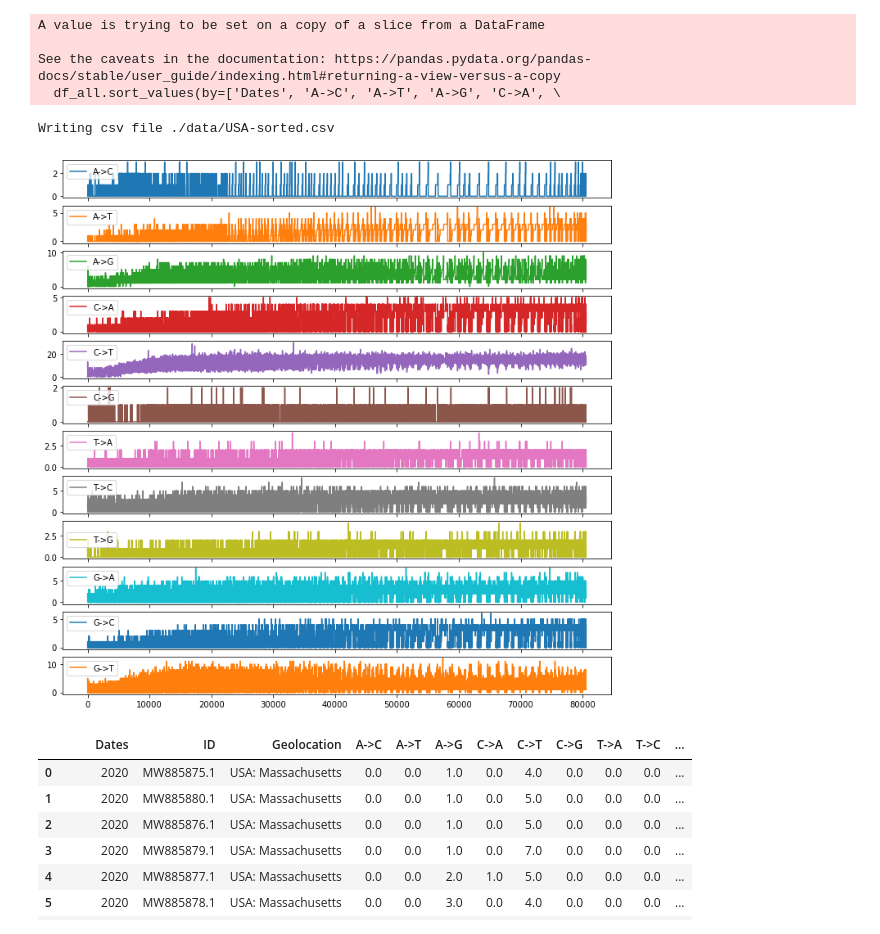
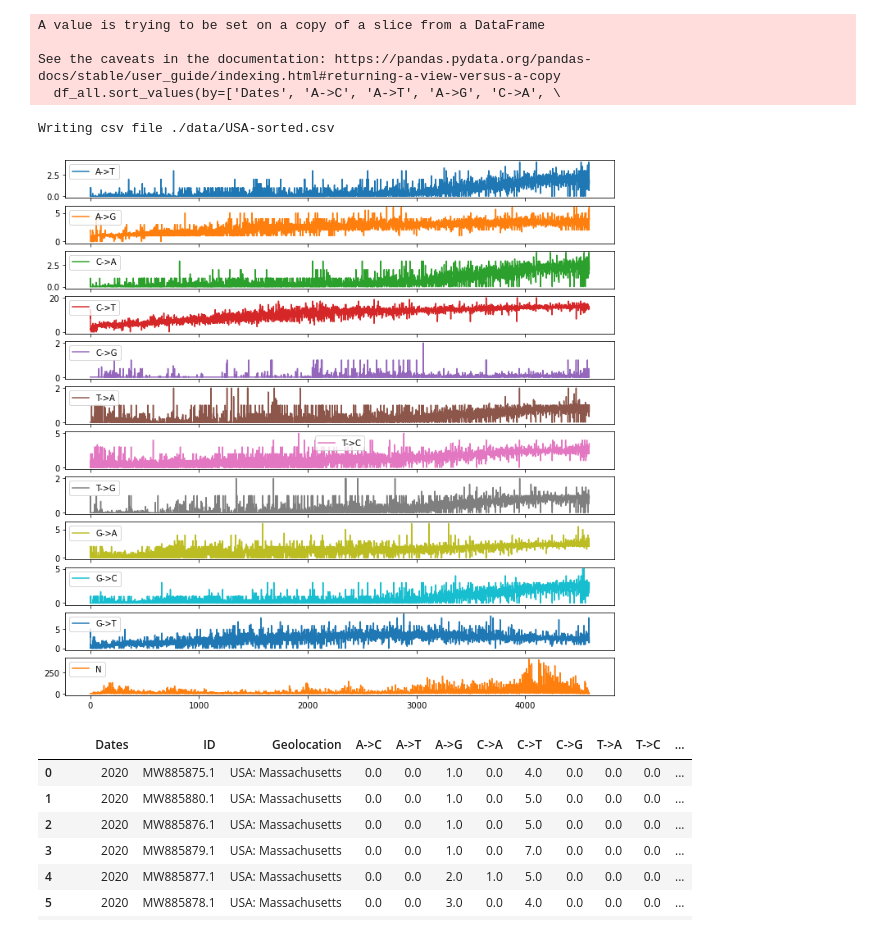
Before and after one commit to jhwnkim/covid-mut-rate, a Jupyter notebook: data_examine.ipynb, the cells around one changed output. Saved outputs shown, nothing was run; the diff lists cells and outputs as text; code cells hidden in the pictures.

```diff
--- a/data_examine.ipynb
+++ b/data_examine.ipynb
@@ -2,29 +2,52 @@
 import pandas as pd
 import matplotlib as plt
 
-infiles = ['./data/MA-sequences-all.csv',
-            './data/TX-sequences-all.csv',
-            './data/CA-sequences-all.csv',
-            './data/FL-sequences-all.csv',
-            './data/MD-sequences-all.csv',
-            './data/IL-sequences-all.csv',
-            './data/GA-sequences-all.csv',
-            './data/CT-sequences-all.csv',
-            './data/AZ-sequences-all.csv',
-            './data/AL-sequences-all.csv',
-           './data/MN-sequences-all.csv',
-           './data/NC-sequences-all.csv',
-           './data/NJ-sequences-all.csv',
-           './data/NM-sequences-all.csv',
-           './data/NY-sequences-all.csv',
-           './data/OH-sequences-all.csv',
-           './data/PA-sequences-all.csv',
-           './data/RI-sequences-all.csv',
-           './data/SC-sequences-all.csv',
-           './data/TN-sequences-all.csv',
-           './data/VA-sequences-all.csv',
-           #'./data/WA-sequences-all.csv',
-           './data/WI-sequences-all.csv',
+# infiles = ['./data/MA-sequences-all.csv',
+#             './data/TX-sequences-all.csv',
+#             './data/CA-sequences-all.csv',
+#             './data/FL-sequences-all.csv',
+#             './data/MD-sequences-all.csv',
+#             './data/IL-sequences-all.csv',
+#             './data/GA-sequences-all.csv',
+#             './data/CT-sequences-all.csv',
+#             './data/AZ-sequences-all.csv',
+#             './data/AL-sequences-all.csv',
+#            './data/MN-sequences-all.csv',
+#            './data/NC-sequences-all.csv',
+#            './data/NJ-sequences-all.csv',
+#            './data/NM-sequences-all.csv',
+#            './data/NY-sequences-all.csv',
+#            './data/OH-sequences-all.csv',
+#            './data/PA-sequences-all.csv',
+#            './data/RI-sequences-all.csv',
+#            './data/SC-sequences-all.csv',
+#            './data/TN-sequences-all.csv',
+#            './data/VA-sequences-all.csv',
+#            #'./data/WA-sequences-all.csv',
+#            './data/WI-sequences-all.csv',
+#           ]
+infiles = ['./data/MA-sequences-all-avg.csv',
+            './data/TX-sequences-all-avg.csv',
+            './data/CA-sequences-all-avg.csv',
+            './data/FL-sequences-all-avg.csv',
+            './data/MD-sequences-all-avg.csv',
+            './data/GA-sequences-all-avg.csv',
+            './data/CT-sequences-all-avg.csv',
+            './data/AZ-sequences-all-avg.csv',
+            './data/AL-sequences-all-avg.csv',
+           './data/MN-sequences-all-avg.csv',
+           './data/NC-sequences-all-avg.csv',
+           './data/NJ-sequences-all-avg.csv',
+           './data/NM-sequences-all-avg.csv',
+           './data/NY-sequences-all-avg.csv',
+           './data/OH-sequences-all-avg.csv',
+           './data/PA-sequences-all-avg.csv',
+           './data/RI-sequences-all-avg.csv',
+           './data/SC-sequences-all-avg.csv',
+           './data/TN-sequences-all-avg.csv',
+           './data/VA-sequences-all-avg.csv',
+           './data/WA-sequences-all-avg.csv',
+           './data/WI-sequences-all-avg.csv',
           ]
 
 # infiles = ['./data/AL-sequences-all.csv']
@@ -75,9 +98,9 @@ Reading csv file ./data/NC-sequences-all.csv
 A value is trying to be set on a copy of a slice from a DataFrame
 
 See the caveats in the documentation: https://pandas.pydata.org/pandas-docs/stable/user_guide/indexing.html#returning-a-view-versus-a-copy
   df_all.sort_values(by=['Dates', 'A->C', 'A->T', 'A->G', 'C->A', \
 Writing csv file ./data/USA-sorted.csv
-[figure, old version]
+[figure, new version]
 # %%
 
 # print('Sorting')
```
Also changed, not shown: parts of 1 cell of this notebook, 25 other files.
